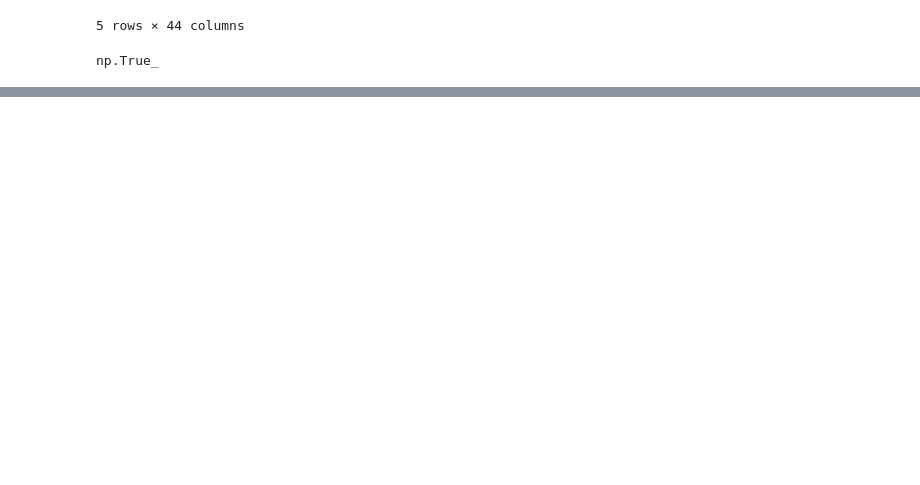
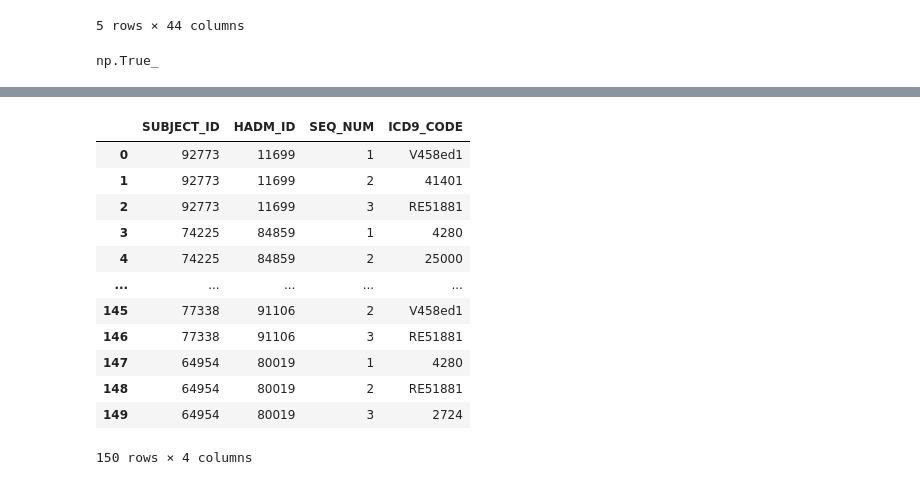
Before and after one commit to gnlmano/Probability-of-Death-KNN, a Jupyter notebook: notebooks/scratch_file.ipynb, the cells around one changed output, grey strips where cells are left out. Cells and saved outputs as stored; diff of their text form; code cells hidden in the pictures; blank space fills up the shorter version.

```diff
--- a/notebooks/scratch_file.ipynb
+++ b/notebooks/scratch_file.ipynb
@@ -217,0 +283,27 @@ np.True_
+# %%
+def make_synthetic_comorbidity_data(train_df, rows_per_patient = 3, seed = 4201): # Create id variables that exist in the train data to check merging
+    np.random.seed(seed)
+
+    rows = []
+
+    icd9_codes = (
+        train_df[ICD9_DIAGNOSIS].dropna().astype(str).unique().tolist()
+    )
+    noise_codes = ["25000", "4019", "4280", "41401", "2724", "V4581", "51881"]
+    all_prefixes = list(set(icd9_codes + noise_codes))
+    for _, row in train_df.iterrows():
+        subj = row[SUBJECT_ID]
+        hadm = row[HADM_ID]
+
+        for seq in range(rows_per_patient):
+            prefix = np.random.choice(all_prefixes)
+            # icd_full_code = prefix + str(np.random.randint(10, 99))  # add some suffix
+
+            rows.append({
+                C_SUBJECT_ID : subj,
+                C_HADM_ID : hadm,
+                C_SEQ_NUM: seq + 1,
+                C_ICD9_CODE: prefix
+            })
+
+    return pd.DataFrame(rows)
@@ -217,0 +337,18 @@ np.True_
+# %%
+d2 = make_synthetic_comorbidity_data(d1)
+# %%
+d2
+# %% [output]
+|  | SUBJECT_ID | HADM_ID | SEQ_NUM | ICD9_CODE |
+| 0 | 92773 | 11699 | 1 | V458ed1 |
+| 1 | 92773 | 11699 | 2 | 41401 |
+| 2 | 92773 | 11699 | 3 | RE51881 |
+| 3 | 74225 | 84859 | 1 | 4280 |
+| 4 | 74225 | 84859 | 2 | 25000 |
+| ... | ... | ... | ... | ... |
+| 145 | 77338 | 91106 | 2 | V458ed1 |
+| 146 | 77338 | 91106 | 3 | RE51881 |
+| 147 | 64954 | 80019 | 1 | 4280 |
+| 148 | 64954 | 80019 | 2 | RE51881 |
+| 149 | 64954 | 80019 | 3 | 2724 |
+150 rows × 4 columns
```
Also changed, not shown: parts of 9 cells of this notebook, 8 other files.
